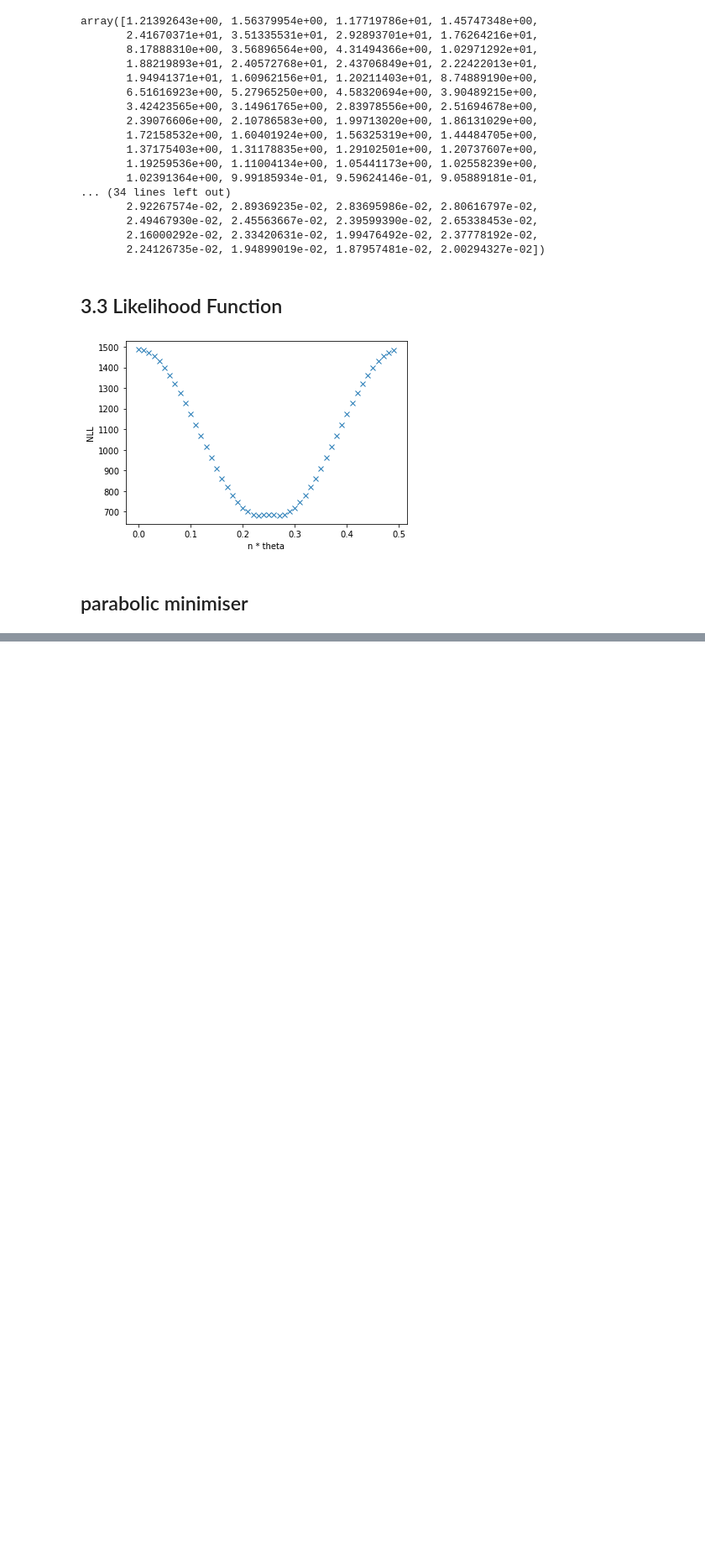
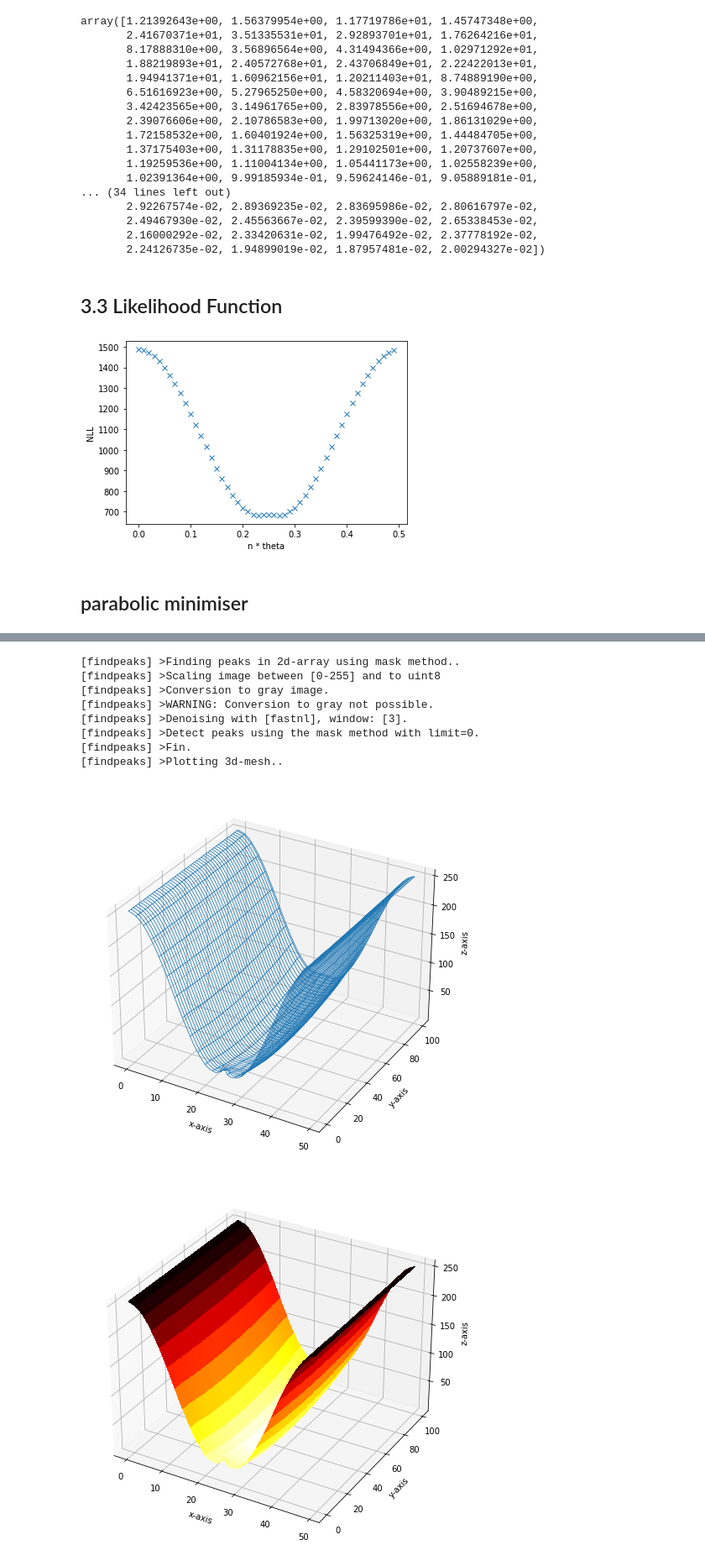
Before and after one commit to afyqeyzar/comp_proj, a Jupyter notebook: proj.ipynb, the cells around one changed output, grey strips where cells are left out. Shown at 84% size. Drawn from its saved outputs; the diff is of its cells as text; code cells hidden in the pictures; blank space fills up the shorter version.

```diff
--- a/proj.ipynb
+++ b/proj.ipynb
@@ -180,0 +227,41 @@ plt.plot(minimum_x,minimum_y,'o')
+# %%
+import seaborn as sb
+from findpeaks import findpeaks
+
+def plot_NLL_for_2d(energy_midpoints, data, start_point=0, end_point = 5, interval = 0.01):
+  n_thetas = np.arange(start_point,end_point, interval)
+  m23 = np.arange(2.0e-3, 3e-3, 0.01e-3)
+
+  NLL = []
+
+  for n in n_thetas:
+    NLL_before = []
+    for i in m23:
+      expected_number_of_events = event_prediction(energy_midpoints, n, i)
+      NLL_before.append(likelihood_function(expected_number_of_events,data))
+    NLL.append(NLL_before)
+
+  #print(NLL)
+  #plt.ylabel('NLL')
+  #plt.xlabel('n * theta')
+  #sb.heatmap(NLL)
+  #plt.imshow(NLL)
+  #return NLL
+
+  fp = findpeaks(method='mask')
+  # Fit
+  fp.fit(NLL)
+  fp.plot_mesh()
+# %%
+plot_NLL_for_2d(energy_midpoints, data, end_point= 0.5)
+# %% [output]
+[findpeaks] >Finding peaks in 2d-array using mask method..
+[findpeaks] >Scaling image between [0-255] and to uint8
+[findpeaks] >Conversion to gray image.
+[findpeaks] >WARNING: Conversion to gray not possible.
+[findpeaks] >Denoising with [fastnl], window: [3].
+[findpeaks] >Detect peaks using the mask method with limit=0.
+[findpeaks] >Fin.
+[findpeaks] >Plotting 3d-mesh..
+[figure, added]
+[figure, added]
```
Also changed, not shown: parts of 11 cells of this notebook, 1 other file.
